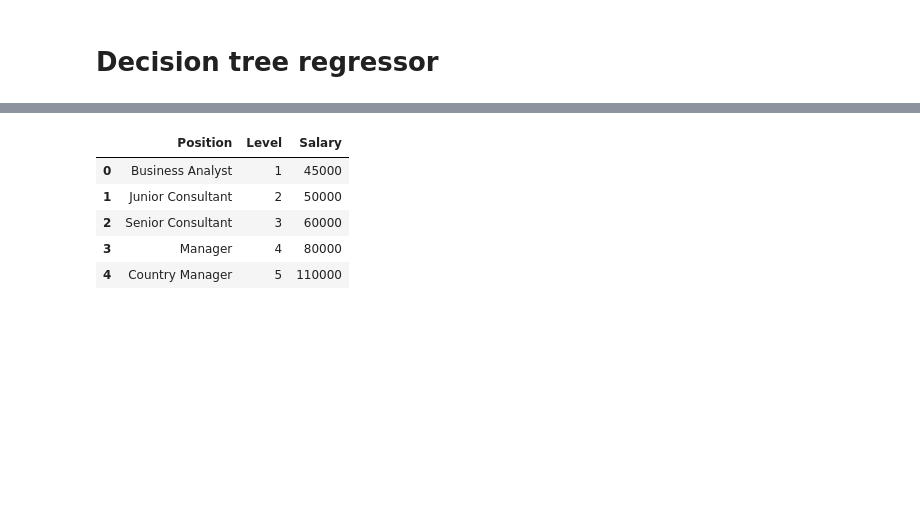
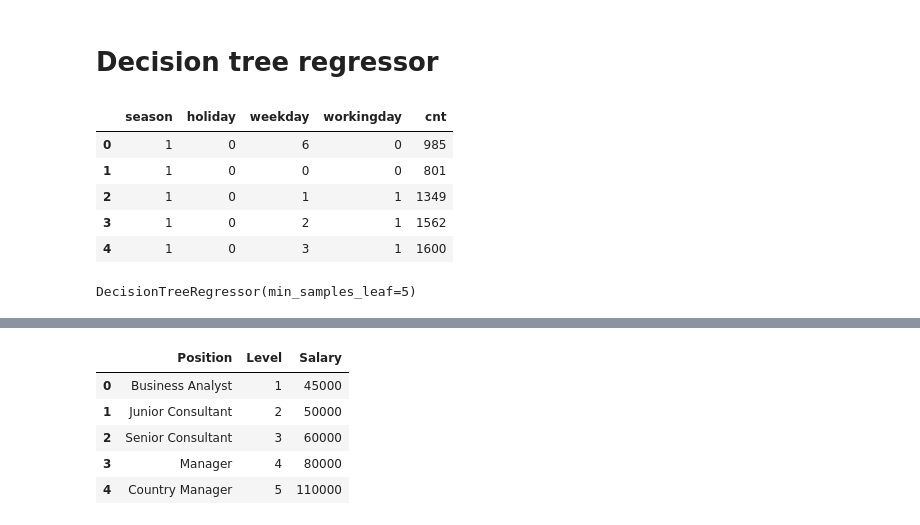
Before and after one commit to JmaldonadoRdV/Apuntes, a Jupyter notebook: Algoritmos basicos/Regression.ipynb, the cells around one changed output, grey strips where cells are left out. Cells and saved outputs as stored; diff of their text form; code cells hidden in the pictures; blank space fills up the shorter version.

```diff
--- a/Algoritmos basicos/Regression.ipynb
+++ b/Algoritmos basicos/Regression.ipynb
@@ -282,3 +277,14 @@ Notes:
 [1] Standard Errors assume that the covariance matrix of the errors is correctly specified.
 # %% [markdown]
 # Decision tree regressor
+# %%
+#Importar el set de datos
+day_df = pd.read_csv('../datos/day.csv', usecols=['season','holiday','weekday','workingday','cnt'])
+day_df.head()
+# %% [output]
+|  | season | holiday | weekday | workingday | cnt |
+| 0 | 1 | 0 | 6 | 0 | 985 |
+| 1 | 1 | 0 | 0 | 0 | 801 |
+| 2 | 1 | 0 | 1 | 1 | 1349 |
+| 3 | 1 | 0 | 2 | 1 | 1562 |
+| 4 | 1 | 0 | 3 | 1 | 1600 |
@@ -284,0 +303,5 @@ Notes:
+# %%
+#Entrenar modelo
+dtr.fit(x_day_train, y_day_train)
+# %% [output]
+DecisionTreeRegressor(min_samples_leaf=5)
```
Also changed, not shown: parts of 18 cells of this notebook, 1 other file.
